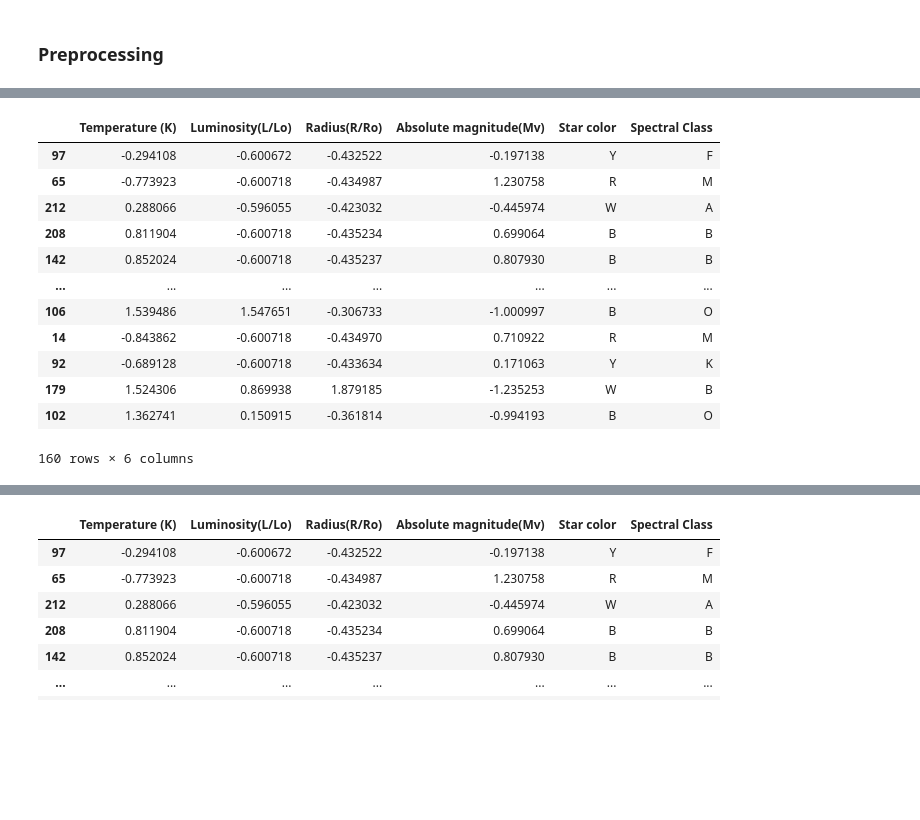
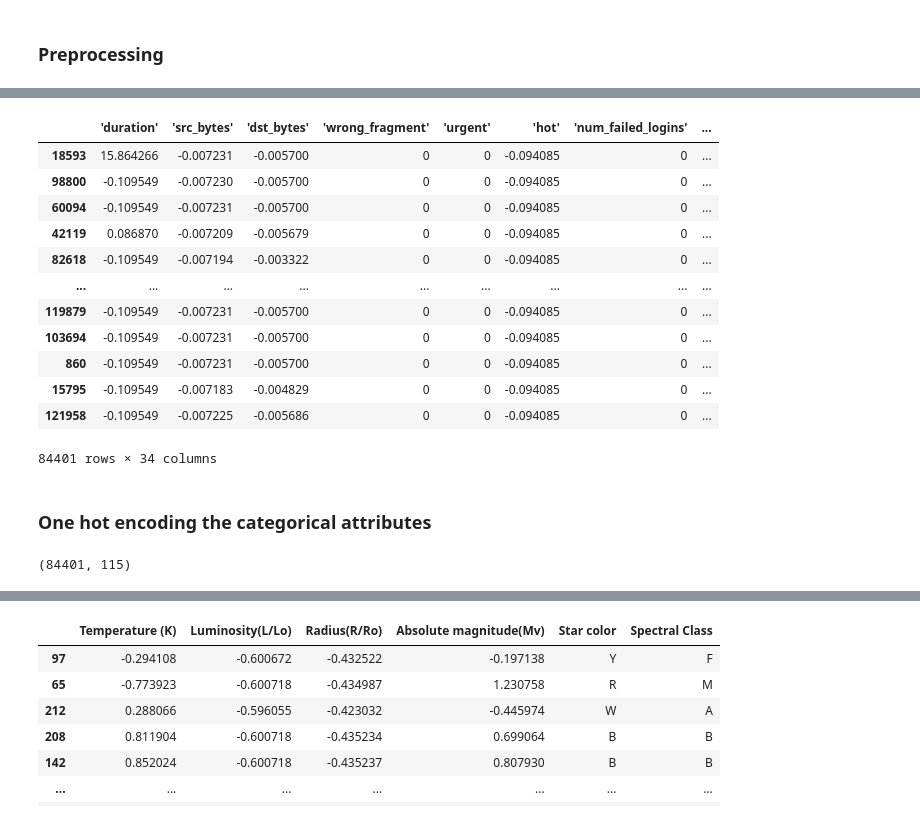
Before and after one commit to AbhashPL/ism-proj, a Jupyter notebook: APT-DNN-ISM.ipynb, the cells around one changed output, grey strips where cells are left out. Drawn from its saved outputs; the diff is of its cells as text; code cells hidden in the pictures; blank space fills up the shorter version.

```diff
--- a/APT-DNN-ISM.ipynb
+++ b/APT-DNN-ISM.ipynb
@@ -235,8 +214,0 @@ cols_to_scale
-# %%
-from sklearn.compose import make_column_transformer
-from sklearn.preprocessing import OneHotEncoder
-
-cols_to_one_hot_encode = ["'protocol_type'", "'service'" , "'flag'" , "'class'"]
-
-column_trans=make_column_transformer(
-(OneHotEncoder(),cols_to_one_hot_encode),remainder='passthrough')
@@ -246,0 +215,5 @@ ValueError: A given column is not a column of the dataframe
+# %%
+# remove these categorical features from the list of columns to scale, we will encode them separately
+cols_to_scale.remove("'flag'")
+cols_to_scale.remove("'protocol_type'")
+cols_to_scale.remove("'service'")
@@ -248,6 +223,8 @@ ValueError: A given column is not a column of the dataframe
 from sklearn.preprocessing import StandardScaler
 scaled_features=X_train.copy()
 
+scaled_features=scaled_features.drop(cols_to_one_hot_encode, axis=1)
+
 features=scaled_features[cols_to_scale]
 features
 # %% [output]
@@ -292,17 +283,17 @@ array([[-0.29410846, -0.60067155, -0.43252238, -0.19713751],
 # %%
-scaled_features[col_names]=features
+scaled_features[cols_to_scale]=features
 scaled_features
 # %% [output]
-|  | Temperature (K) | Luminosity(L/Lo) | Radius(R/Ro) | Absolute magnitude(Mv) | Star color | Spectral Class |
-| 97 | -0.294108 | -0.600672 | -0.432522 | -0.197138 | Y | F |
-| 65 | -0.773923 | -0.600718 | -0.434987 | 1.230758 | R | M |
-| 212 | 0.288066 | -0.596055 | -0.423032 | -0.445974 | W | A |
-| 208 | 0.811904 | -0.600718 | -0.435234 | 0.699064 | B | B |
-| 142 | 0.852024 | -0.600718 | -0.435237 | 0.807930 | B | B |
-| ... | ... | ... | ... | ... | ... | ... |
-| 106 | 1.539486 | 1.547651 | -0.306733 | -1.000997 | B | O |
-| 14 | -0.843862 | -0.600718 | -0.434970 | 0.710922 | R | M |
-| 92 | -0.689128 | -0.600718 | -0.433634 | 0.171063 | Y | K |
-| 179 | 1.524306 | 0.869938 | 1.879185 | -1.235253 | W | B |
-| 102 | 1.362741 | 0.150915 | -0.361814 | -0.994193 | B | O |
+|  | 'duration' | 'src_bytes' | 'dst_bytes' | 'wrong_fragment' | 'urgent' | 'hot' | 'num_failed_logins' | ... |
+| 18593 | 15.864266 | -0.007231 | -0.005700 | 0 | 0 | -0.094085 | 0 | ... |
+| 98800 | -0.109549 | -0.007230 | -0.005700 | 0 | 0 | -0.094085 | 0 | ... |
+| 60094 | -0.109549 | -0.007231 | -0.005700 | 0 | 0 | -0.094085 | 0 | ... |
+| 42119 | 0.086870 | -0.007209 | -0.005679 | 0 | 0 | -0.094085 | 0 | ... |
+| 82618 | -0.109549 | -0.007194 | -0.003322 | 0 | 0 | -0.094085 | 0 | ... |
+| ... | ... | ... | ... | ... | ... | ... | ... | ... |
+| 119879 | -0.109549 | -0.007231 | -0.005700 | 0 | 0 | -0.094085 | 0 | ... |
+| 103694 | -0.109549 | -0.007231 | -0.005700 | 0 | 0 | -0.094085 | 0 | ... |
+| 860 | -0.109549 | -0.007231 | -0.005700 | 0 | 0 | -0.094085 | 0 | ... |
+| 15795 | -0.109549 | -0.007183 | -0.004829 | 0 | 0 | -0.094085 | 0 | ... |
+| 121958 | -0.109549 | -0.007225 | -0.005686 | 0 | 0 | -0.094085 | 0 | ... |
-160 rows × 6 columns
+84401 rows × 34 columns
@@ -310,0 +300,2 @@ clean_data=column_trans.fit_transform(scaled_features)
+# %% [markdown]
+### One hot encoding the categorical attributes
@@ -310,0 +322,4 @@ clean_data=column_trans.fit_transform(scaled_features)
+# %%
+clean_data.shape
+# %% [output]
+(84401, 115)
```
Also changed, not shown: parts of 27 cells of this notebook.
